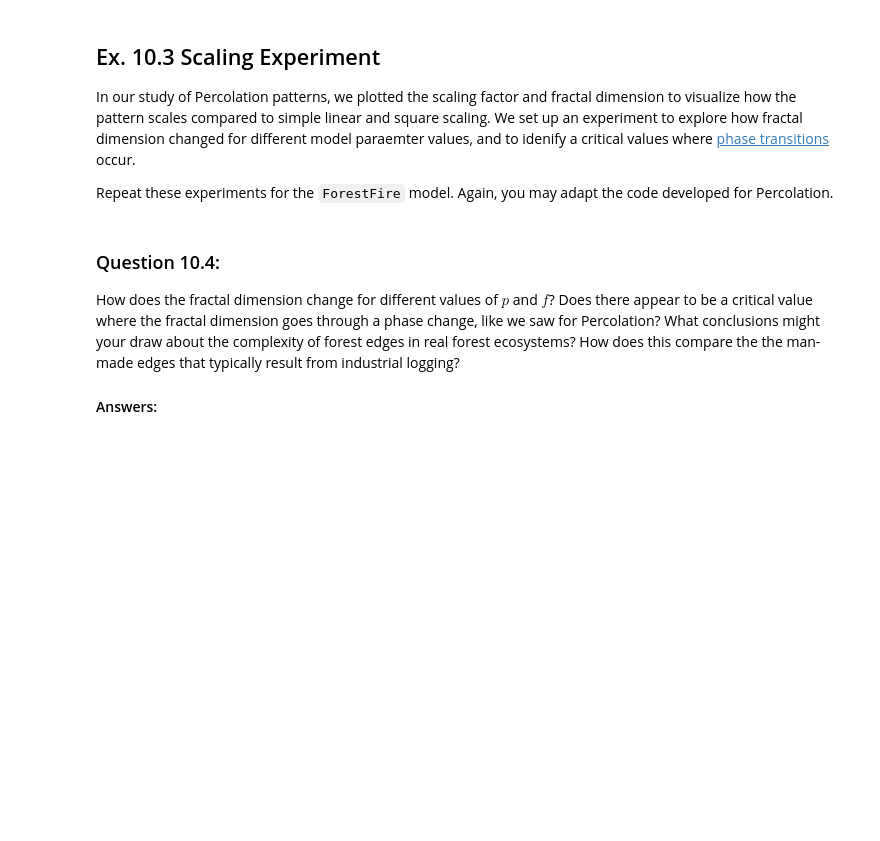
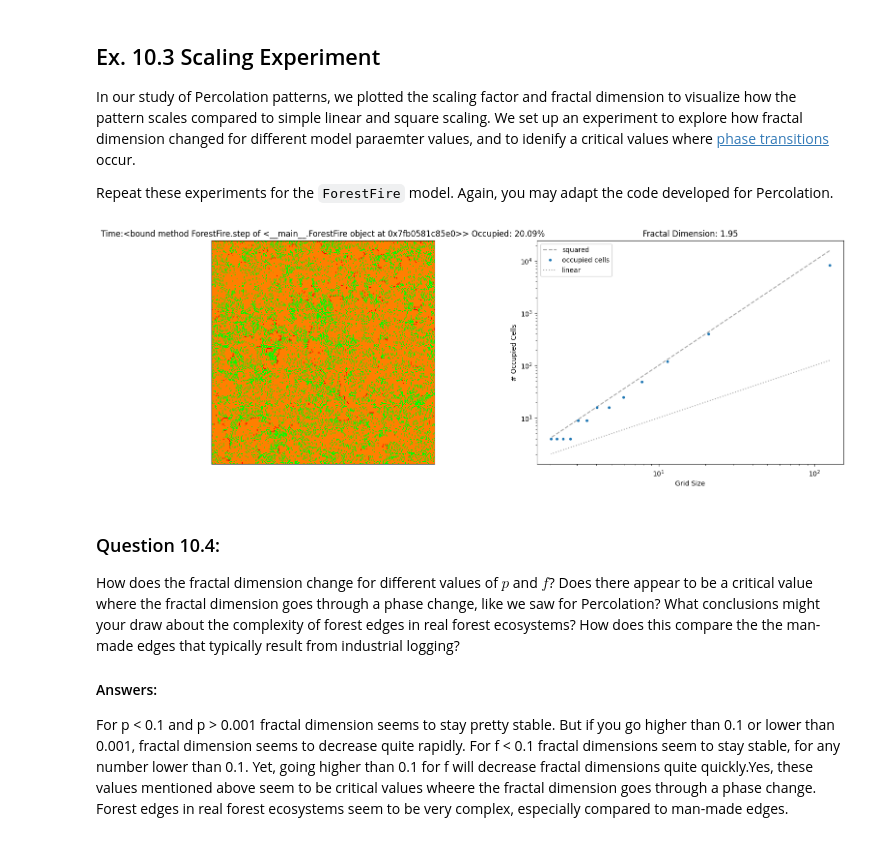
Before and after one commit to NicolasManuelKoch/cap-comp215, a Jupyter notebook: lab9_.ipynb, the cells around one changed output. Drawn from its saved outputs; the diff is of its cells as text; code cells hidden in the pictures; blank space fills up the shorter version.

```diff
--- a/lab9_.ipynb
+++ b/lab9_.ipynb
@@ -565,3 +619,30 @@ Repeat these experiments for the `ForestFire` model.  Again, you may adapt the c
+# %%
+# Ex. 10.3 here
+#Credit: Code taken from week.5.ipynb "Fractal Dimension of a Percolation Cluster"
+
+def scaling_experiment(n, p, f, q):
+    """ Run an experiment to calculate and plot the fractal dimension of ForestFire(n, p, f, q) """
+    fire1 = ForestFire(n, p, f, q)
+    for i in range(150):
+      fire1.step()
+
+    plt.subplots(1, 2, figsize=(18, 6))
+    plt.subplot(1, 2, 1)
+    axes = plt.gca()
+    title = f'Time:{fire1.step} Occupied: {round(fire1.pct_occupied() * 100, 2)}%'
+    plot_2D_array(fire1.array, axes=axes, title=title, cmap=fire1.forest_colour_map, vmin=0, vmax=len(fire1.forest_colour_map.colors))
+    plt.subplot(1, 2, 2)
+    plot_scaling(fire1)
+
+
+n=250
+p=0.01
+f=0.001
+q=0.5
+
+scaling_experiment(n, p, f, q)
+# %% [output]
+[figure, added]
 # %% [markdown]
 ### Question 10.4:
 How does the fractal dimension change for different values of $p$ and $f$?
@@ -569,3 +650,6 @@ Does there appear to be a critical value where the fractal dimension goes throug
 What conclusions might your draw about the complexity of forest edges in real forest ecosystems?  How does this compare the the man-made edges that typically result from industrial logging?
 
 #### Answers:
+For p < 0.1 and p > 0.001 fractal dimension seems to stay pretty stable. But if you go higher than 0.1 or lower than 0.001, fractal dimension seems to decrease quite rapidly.
+For f < 0.1 fractal dimensions seem to stay stable, for any number lower than 0.1. Yet, going higher than 0.1 for f will decrease fractal dimensions quite quickly.Yes, these values mentioned above seem to be critical values wheere the fractal dimension goes through a phase change.
+Forest edges in real forest ecosystems seem to be very complex, especially compared to man-made edges.
```
Also changed, not shown: parts of 11 cells of this notebook.
